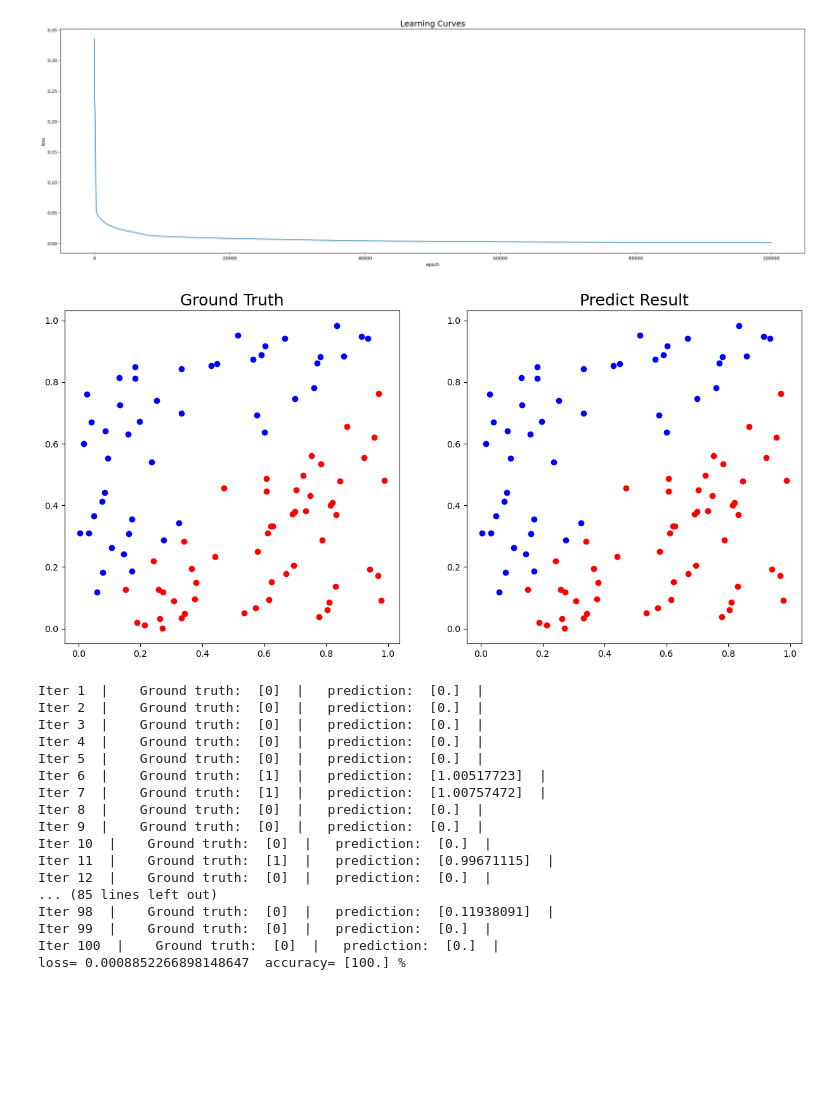
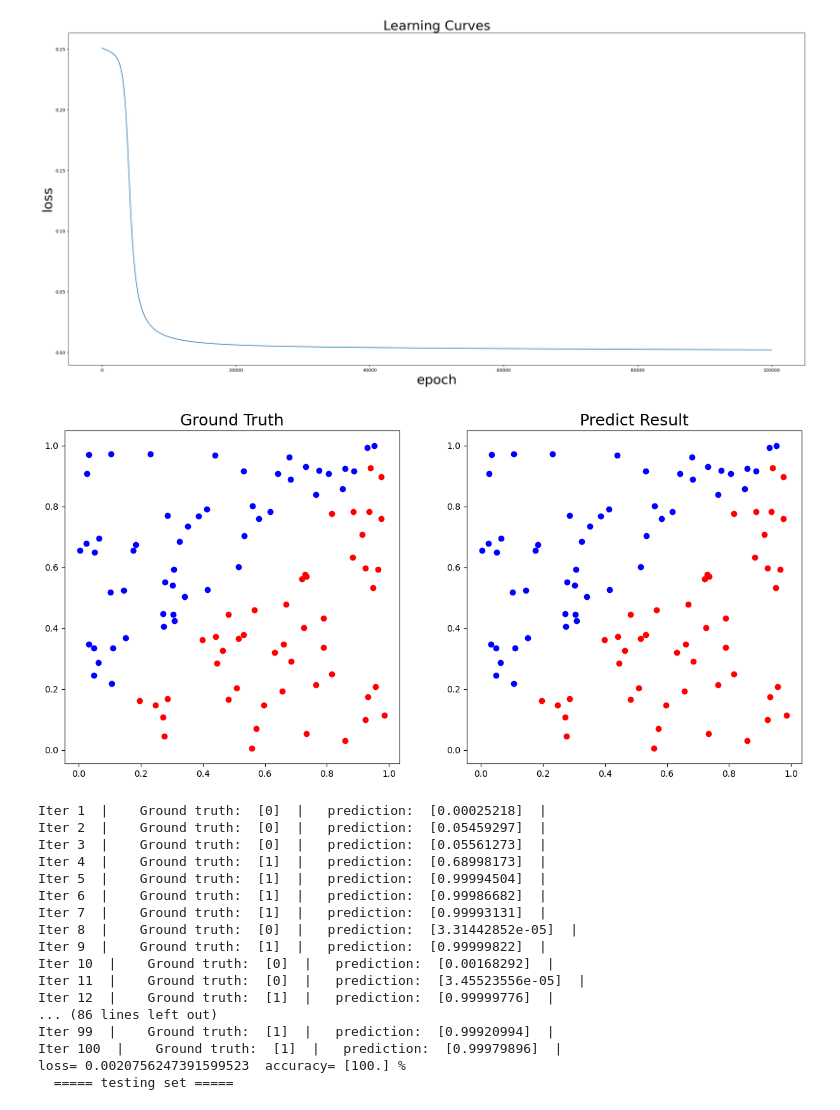
Before and after one commit to weiluohuang/DeepLearning, a Jupyter notebook: LAB1/LAB1_Source_code.ipynb, the cells around one changed output. Cells and saved outputs as stored; diff of their text form; code cells hidden in the pictures; blank space fills up the shorter version.

Commit message:
add test function

```diff
--- a/LAB1/LAB1_Source_code.ipynb
+++ b/LAB1/LAB1_Source_code.ipynb
@@ -100,15 +100,15 @@ class MLP:
         self.learning_rate = learning_rate
         self.hidden1 = layer(2, hidden_size, activate)
         self.hidden2 = layer(hidden_size, hidden_size, activate)
-        self.output = layer(hidden_size, 1, "ReLU")
+        self.output = layer(hidden_size, 1, activate)
         self.loss = []
 
     def train(self, x, ground_truth, epoch = 100000):
-        plt.figure(figsize = (30, 20))
+        plt.figure(figsize = (30, 30))
         plt.subplot(2, 1, 1)
-        plt.title('Learning Curves', fontsize = 18)
-        plt.xlabel('epoch')
-        plt.ylabel('loss')
+        plt.title('Learning Curves', fontsize = 30)
+        plt.xlabel('epoch', fontsize = 30)
+        plt.ylabel('loss', fontsize = 30)
         for i in range(epoch):
             self.hidden1.forward(x)
             self.hidden2.forward(self.hidden1.z)
@@ -131,8 +131,21 @@ class MLP:
 
     def cost(self, y_hat):
         return MSE(self.output.z, y_hat), y_grad(self.output.z, y_hat)
+
+    def test(self, x, ground_truth):
+        self.hidden1.forward(x)
+        self.hidden2.forward(self.hidden1.z)
+        self.output.forward(self.hidden2.z)
+        loss = self.cost(ground_truth)
+        print("  ===== testing set =====  ")
+        show_result(x, ground_truth, self.output.z)
+        for i in range(ground_truth.size):
+            print("Iter", i + 1," |    Ground truth: ", ground_truth[i], " |   prediction: ", self.output.z[i], " |")
+        print("loss=", loss, " accuracy=", 100 * sum((self.output.z > 0.5) == (ground_truth == 1)) / ground_truth.size, "%")
 # %%
 x1, y1 = generate_linear()
-model = MLP(hidden_size = 5,activate = "sigmoid", learning_rate = 0.3)
-model.train(x1, y1)
+model = MLP(hidden_size = 5,activate = "sigmoid", learning_rate = 0.1)
+model.train(x1, y1, epoch = 100000)
+testx, testy = generate_linear()
+model.test(testx, testy)
 # %% [output]
@@ -159,19 +172,19 @@ epoch  95000  loss :  0.0009795027677845464
-[figure, old version]
+[figure, new version]
-[figure, old version]
+[figure, new version]
-Iter 1  |    Ground truth:  [0]  |   prediction:  [0.]  |
-Iter 2  |    Ground truth:  [0]  |   prediction:  [0.]  |
-Iter 3  |    Ground truth:  [0]  |   prediction:  [0.]  |
-Iter 4  |    Ground truth:  [0]  |   prediction:  [0.]  |
-Iter 5  |    Ground truth:  [0]  |   prediction:  [0.]  |
-Iter 6  |    Ground truth:  [1]  |   prediction:  [1.00517723]  |
-Iter 7  |    Ground truth:  [1]  |   prediction:  [1.00757472]  |
-Iter 8  |    Ground truth:  [0]  |   prediction:  [0.]  |
-Iter 9  |    Ground truth:  [0]  |   prediction:  [0.]  |
-Iter 10  |    Ground truth:  [0]  |   prediction:  [0.]  |
-Iter 11  |    Ground truth:  [1]  |   prediction:  [0.99671115]  |
-Iter 12  |    Ground truth:  [0]  |   prediction:  [0.]  |
-... (85 lines left out)
-Iter 98  |    Ground truth:  [0]  |   prediction:  [0.11938091]  |
-Iter 99  |    Ground truth:  [0]  |   prediction:  [0.]  |
-Iter 100  |    Ground truth:  [0]  |   prediction:  [0.]  |
-loss= 0.0008852266898148647  accuracy= [100.] %
+Iter 1  |    Ground truth:  [0]  |   prediction:  [0.00025218]  |
+Iter 2  |    Ground truth:  [0]  |   prediction:  [0.05459297]  |
+Iter 3  |    Ground truth:  [0]  |   prediction:  [0.05561273]  |
+Iter 4  |    Ground truth:  [1]  |   prediction:  [0.68998173]  |
+Iter 5  |    Ground truth:  [1]  |   prediction:  [0.99994504]  |
+Iter 6  |    Ground truth:  [1]  |   prediction:  [0.99986682]  |
+Iter 7  |    Ground truth:  [1]  |   prediction:  [0.99993131]  |
+Iter 8  |    Ground truth:  [0]  |   prediction:  [3.31442852e-05]  |
+Iter 9  |    Ground truth:  [1]  |   prediction:  [0.99999822]  |
+Iter 10  |    Ground truth:  [0]  |   prediction:  [0.00168292]  |
+Iter 11  |    Ground truth:  [0]  |   prediction:  [3.45523556e-05]  |
+Iter 12  |    Ground truth:  [1]  |   prediction:  [0.99999776]  |
+... (86 lines left out)
+Iter 99  |    Ground truth:  [1]  |   prediction:  [0.99920994]  |
+Iter 100  |    Ground truth:  [1]  |   prediction:  [0.99979896]  |
+loss= 0.0020756247391599523  accuracy= [100.] %
+  ===== testing set =====
```
Also changed, not shown: parts of 3 cells of this notebook.
